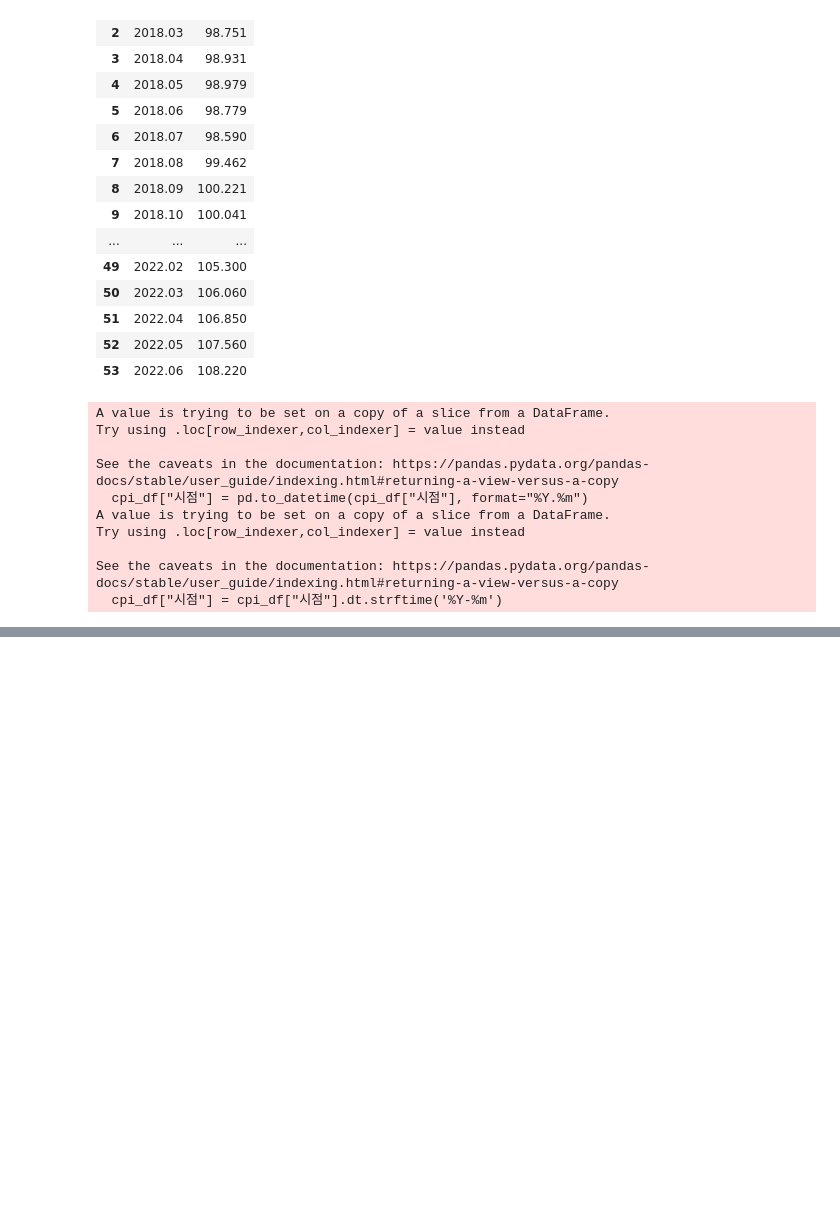
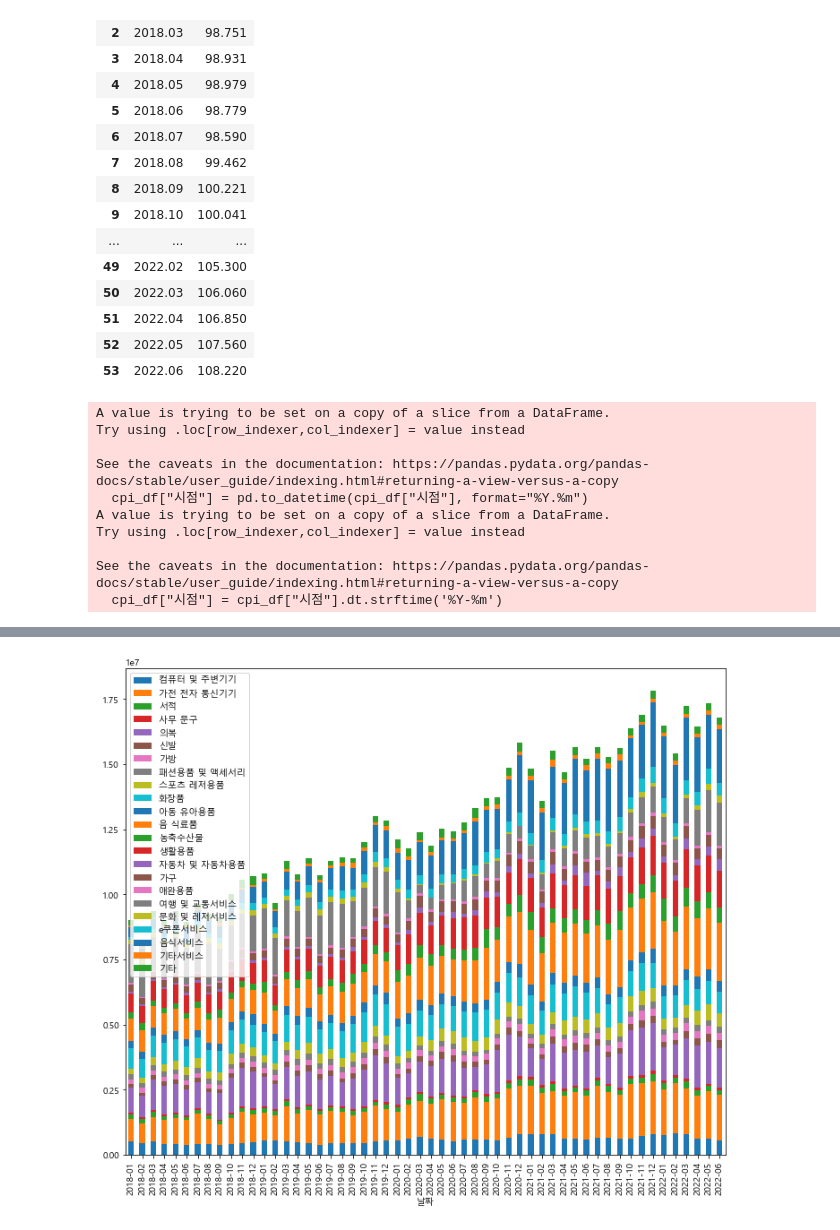
Before and after one commit to jkim0313/project1_dajopay, a Jupyter notebook: preprocess.ipynb, the cells around one changed output, grey strips where cells are left out. Drawn from its saved outputs; the diff is of its cells as text; code cells hidden in the pictures; blank space fills up the shorter version.

```diff
--- a/preprocess.ipynb
+++ b/preprocess.ipynb
@@ -356,0 +358,5 @@ plt.show()
+# %%
+df.plot(kind='bar', figsize=(12,10), stacked=True)
+plt.show()
+# %% [output]
+[figure, added]
```
Also changed, not shown: parts of 4 cells of this notebook.
